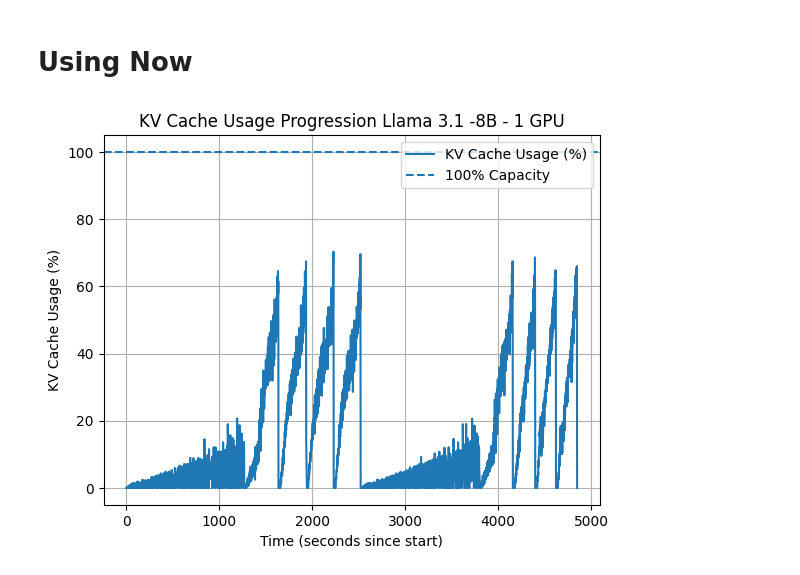
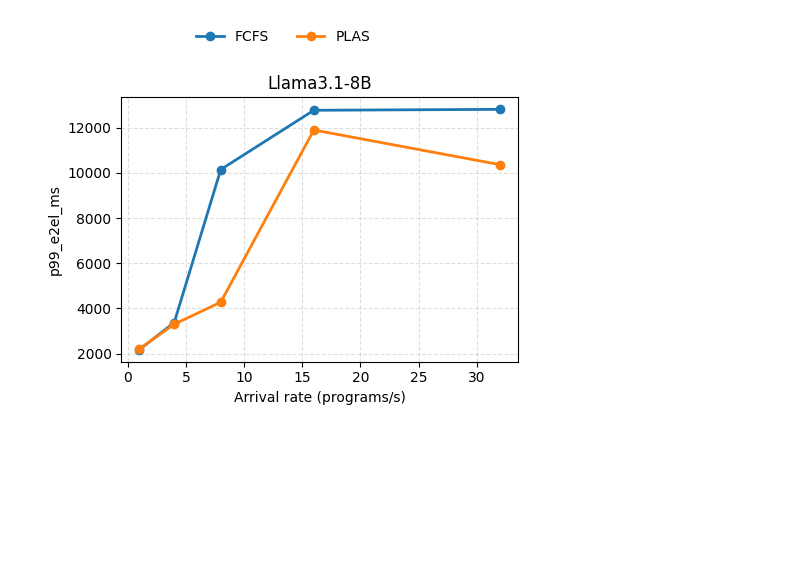
Before and after one commit to gabrielliman/proxy_server, a Jupyter notebook: plot_graph_load_balancer_benchmark.ipynb, the cells around one changed output. Drawn from its saved outputs; the diff is of its cells as text; code cells hidden in the pictures; blank space fills up the shorter version.

```diff
--- a/plot_graph_load_balancer_benchmark.ipynb
+++ b/plot_graph_load_balancer_benchmark.ipynb
@@ -127,13 +135,10 @@ from collections import defaultdict
 # CONFIG
 # ============================================================
 MODELS = {
-    "Qwen3-4B": "outputs_benchmark_load_balancer_50_1_Qwen4B",
-    "Llama3.1-8B": "outputs_benchmark_load_balancer_50_1_Llama31",
+    # "Qwen3-4B": "outputs_benchmark_load_balancer_50_1_Qwen4B",
+    "Llama3.1-8B": "outputs_benchmark_50_25_LLama_2GPU",
 }
-# MODELS = {
-#     "Qwen3-4B": "outputs_benchmark_Qwen3_4B_1000prograns",
-#     "Llama3.1-8B": "outputs_benchmark_Llama31_1000prograns",
-# }
+
 
 SCHEDULERS = ["fcfs", "plas"]
 # Y_METRIC = "mean_itl_ms"
@@ -207,61 +212,32 @@ for col, (model_label, _) in enumerate(MODELS.items()):
         ]
 
         ax.plot(
             rates,
             values,
             marker="o",
             linewidth=2,
             label=scheduler.upper(),
             color=SCHEDULER_COLORS.get(scheduler),
         )
 
     ax.set_title(model_label)
     ax.set_xlabel("Arrival rate (programs/s)")
     ax.grid(True, linestyle="--", alpha=0.4)
 
 # Shared Y label
 axes[0].set_ylabel(f"{Y_METRIC}")
 
 # Shared legend
 handles, labels = axes[0].get_legend_handles_labels()
 fig.legend(
     handles,
     labels,
     loc="upper center",
     ncol=len(labels),
     frameon=False
 )
 
 plt.tight_layout(rect=[0, 0, 1, 0.9])
 plt.show()
+# %% [output]
+[figure, added]
-# %% [markdown]
-# Using Now
-# %%
-import pandas as pd
-import matplotlib.pyplot as plt
-
-# Load CSV
-df = pd.read_csv("outputs_benchmark_50_25_Llama31/kv_cache_usage.csv")
-
-# Normalize time to start at 0
-df["time_sec"] = df["timestamp"] - df["timestamp"].iloc[0]
-
-# Convert usage to percentage
-df["kv_cache_percent"] = df["kv_cache_usage_perc"]
-
-# Plot
-plt.figure()
-plt.plot(df["time_sec"], df["kv_cache_percent"], label="KV Cache Usage (%)")
-
-# 100% reference line
-plt.axhline(100, linestyle="--", label="100% Capacity")
-
-plt.xlabel("Time (seconds since start)")
-plt.ylabel("KV Cache Usage (%)")
-plt.title("KV Cache Usage Progression Llama 3.1 -8B - 1 GPU")
-plt.legend()
-plt.grid(True)
-
-plt.show()
-# %% [output]
-[figure, removed]
```
Also changed, not shown: parts of 10 cells of this notebook, 5 other files.
